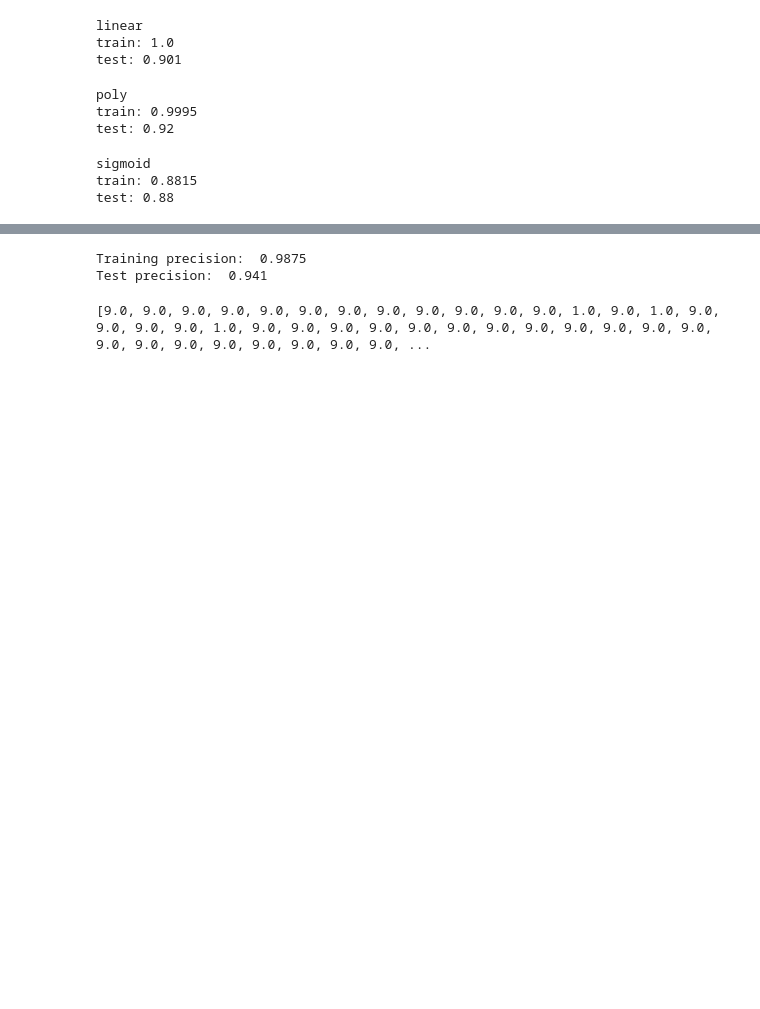
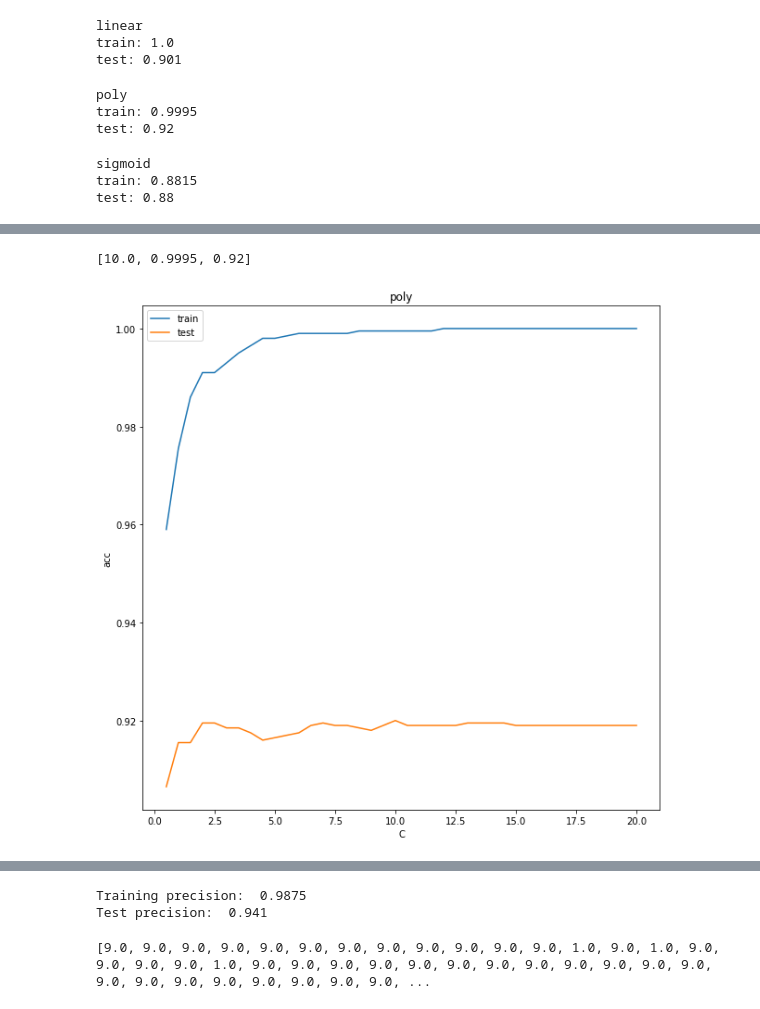
Before and after one commit to wanruu/CS5487, a Jupyter notebook: ml_svm.ipynb, the cells around one changed output, grey strips where cells are left out. Cells and saved outputs as stored; diff of their text form; code cells hidden in the pictures; blank space fills up the shorter version.

```diff
--- a/ml_svm.ipynb
+++ b/ml_svm.ipynb
@@ -77,0 +109,25 @@ test: 0.88
+# %%
+c_poly=[]
+train_acc_poly=[]
+test_acc_poly=[]
+for i in tqdm.tqdm(range(40)):
+  c=i/2+0.5
+  classifier = svm.SVC(C=c,kernel='poly')
+  classifier.fit(train_data, train_label)
+  c_poly.append(c)
+  train_acc_poly.append(classifier.score(train_data, train_label))
+  test_acc_poly.append(classifier.score(test_data, test_label))
+plt.figure(figsize=(10, 10))
+plt.plot(c_poly,train_acc_poly,label='train')
+plt.plot(c_poly,test_acc_poly,label='test')
+plt.xlabel('C')
+plt.ylabel('acc')
+plt.title('poly')
+plt.legend()
+plt.show
+#best c
+idx=test_acc_poly.index(max(test_acc_poly))
+print([c_poly[idx],train_acc_poly[idx],max(test_acc_poly)])
+# %% [output]
+[10.0, 0.9995, 0.92]
+[figure, added]
```
Also changed, not shown: parts of 5 cells of this notebook.
